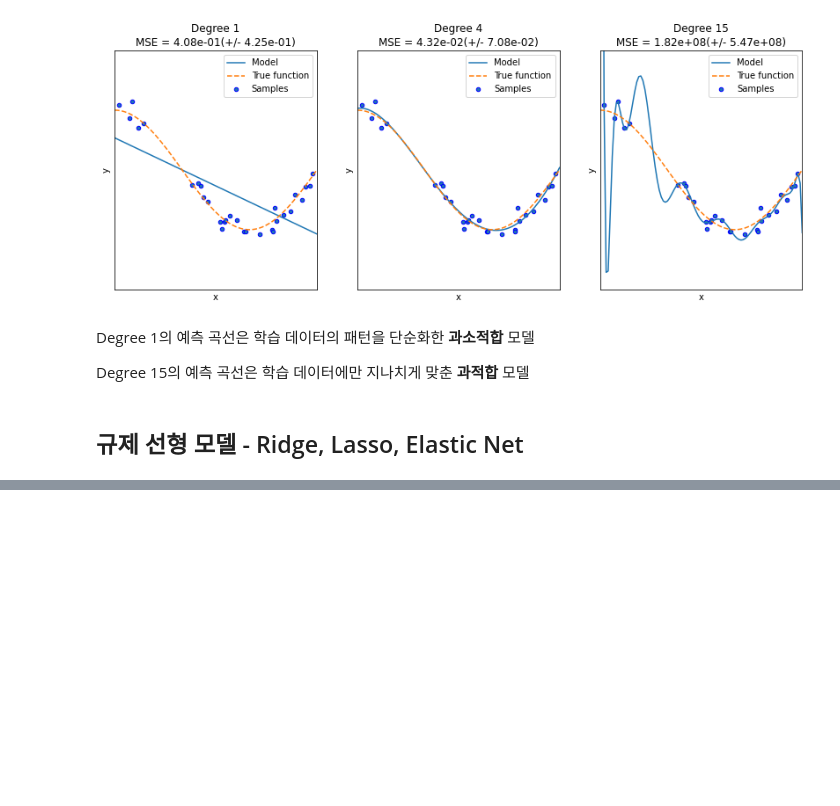
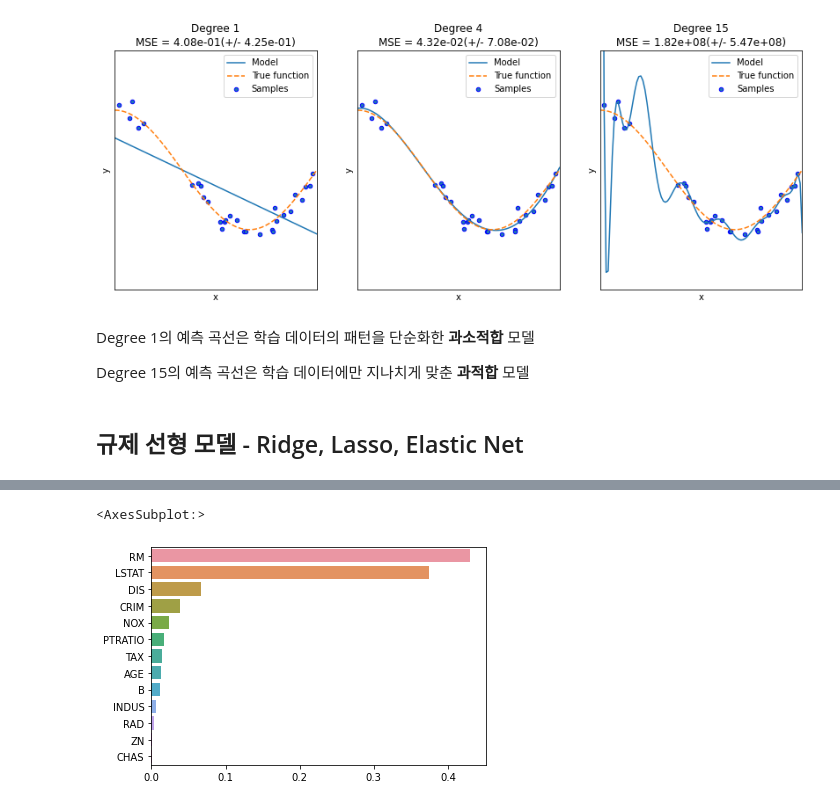
Before and after one commit to hyomin14/ML_practice, a Jupyter notebook: 05_Regression/Chapter5.ipynb, the cells around one changed output, grey strips where cells are left out. Cells and saved outputs as stored; diff of their text form; code cells hidden in the pictures; blank space fills up the shorter version.

```diff
--- a/05_Regression/Chapter5.ipynb
+++ b/05_Regression/Chapter5.ipynb
@@ -495,0 +830,15 @@ Degree 15의 예측 곡선은 학습 데이터에만 지나치게 맞춘 **과
+# %%
+#트리 기반의 Regressor 클래스는 선형회귀와 다른 처리 방식이므로 회귀 계수 제공하는 coef_ 속성 X
+#대신 feature_importances_를 이용해 피처별 중요도 알 수 있음
+import seaborn as sns
+%matplotlib inline
+
+rf_reg = RandomForestRegressor(n_estimators=1000)
+rf_reg.fit(X_data, y_target)
+
+feature_series = pd.Series(data=rf_reg.feature_importances_, index=X_data.columns)
+feature_series = feature_series.sort_values(ascending=False)
+sns.barplot(x=feature_series, y=feature_series.index)
+# %% [output]
+<AxesSubplot:>
+[figure, added]
```
Also changed, not shown: parts of 37 cells of this notebook, 5 other files.
